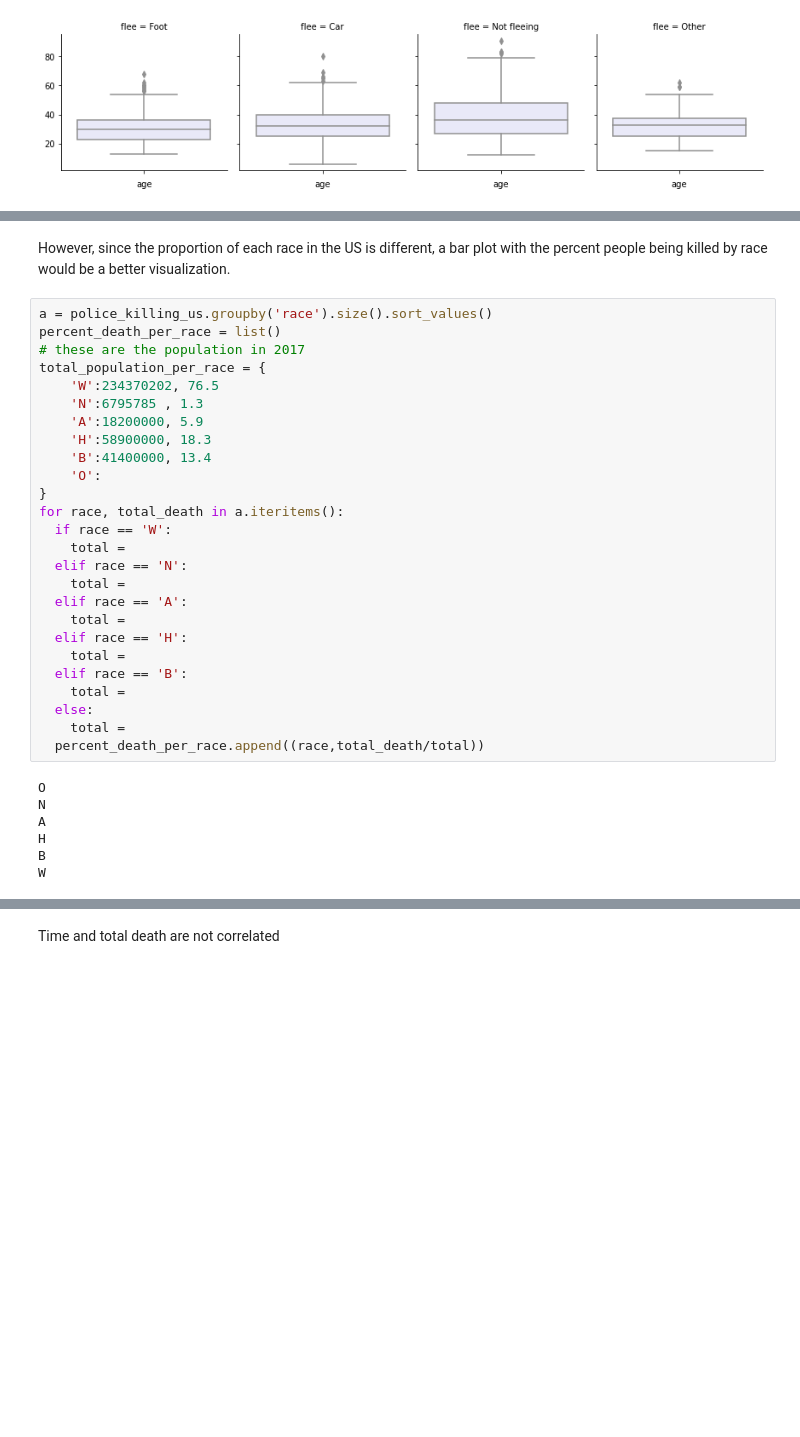
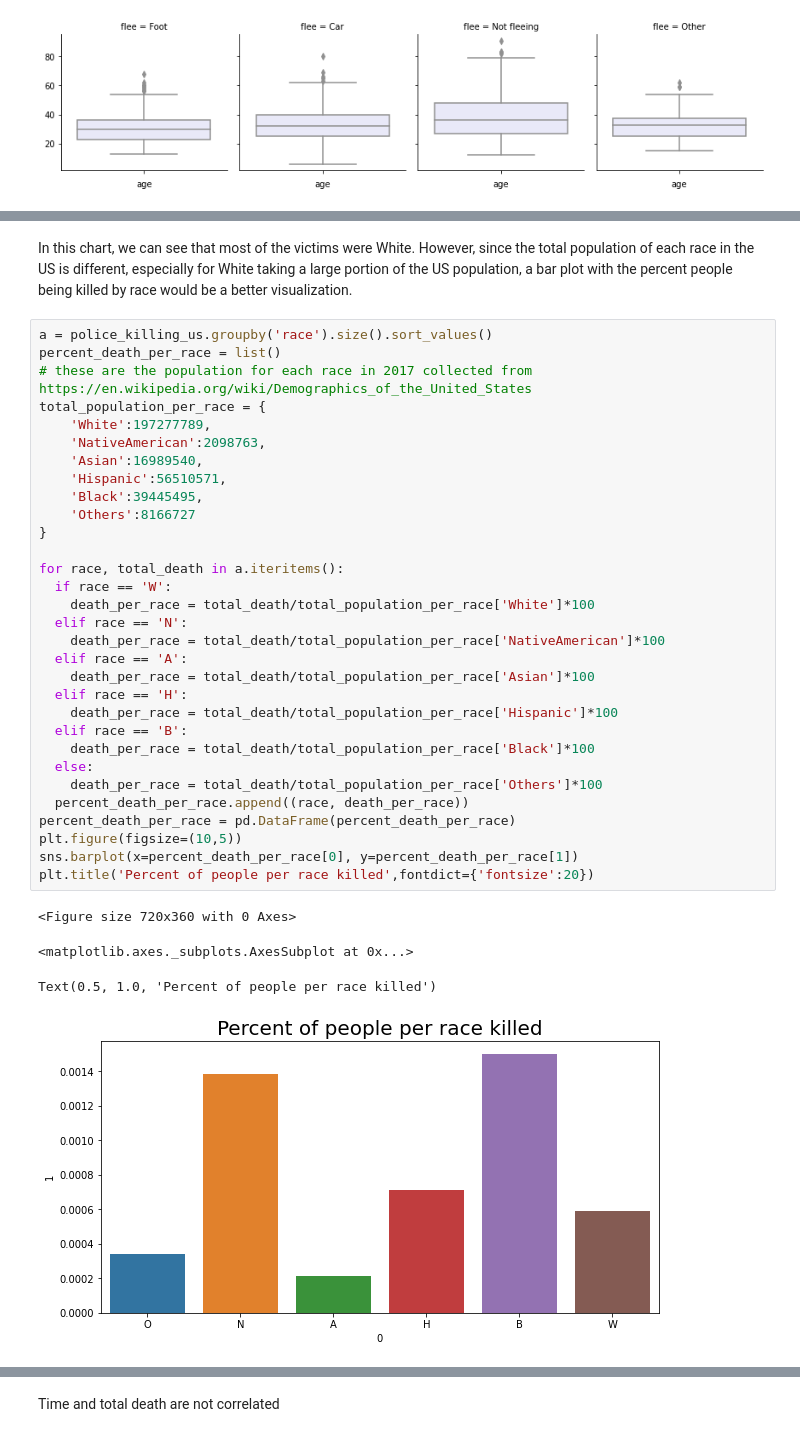
Before and after one commit to UToledo-DataScience/Fatal-Police-Shootings-in-the-US, a Jupyter notebook: EDA/EDA.ipynb, the cells around one changed output, grey strips where cells are left out. Saved outputs shown, nothing was run; the diff lists cells and outputs as text; blank space fills up the shorter version.

```diff
--- a/EDA/EDA.ipynb
+++ b/EDA/EDA.ipynb
@@ -161,37 +160,40 @@ plt.title('Total number of people killed',fontdict={'fontsize':20})
 Text(0.5, 1.0, 'Total number of people killed')
 [figure]
 # %% [markdown]
-However, since the proportion of each race in the US is different, a bar plot with the percent people being killed by race would be a better visualization.
+In this chart, we can see that most of the victims were White. However, since the total population of each race in the US is different, especially for White taking a large portion of the US population, a bar plot with the percent people being killed by race would be a better visualization.
-# %%
-a = police_killing_us.groupby('race').size().sort_values()
-percent_death_per_race = list()
-# these are the population in 2017
-total_population_per_race = {
-    'W':234370202, 76.5
-    'N':6795785 , 1.3
-    'A':18200000, 5.9
-    'H':58900000, 18.3
-    'B':41400000, 13.4
-    'O':
-}
-for race, total_death in a.iteritems():
-  if race == 'W':
-    total =
-  elif race == 'N':
-    total =
-  elif race == 'A':
-    total =
-  elif race == 'H':
-    total =
-  elif race == 'B':
-    total =
-  else:
-    total =
-  percent_death_per_race.append((race,total_death/total))
-# %% [output]
-O
-N
-A
-H
-B
-W
+# %%
+a = police_killing_us.groupby('race').size().sort_values()
+percent_death_per_race = list()
+# these are the population for each race in 2017 collected from https://en.wikipedia.org/wiki/Demographics_of_the_United_States
+total_population_per_race = {
+    'White':197277789,
+    'NativeAmerican':2098763,
+    'Asian':16989540,
+    'Hispanic':56510571,
+    'Black':39445495,
+    'Others':8166727
+}
+
+for race, total_death in a.iteritems():
+  if race == 'W':
+    death_per_race = total_death/total_population_per_race['White']*100
+  elif race == 'N':
+    death_per_race = total_death/total_population_per_race['NativeAmerican']*100
+  elif race == 'A':
+    death_per_race = total_death/total_population_per_race['Asian']*100
+  elif race == 'H':
+    death_per_race = total_death/total_population_per_race['Hispanic']*100
+  elif race == 'B':
+    death_per_race = total_death/total_population_per_race['Black']*100
+  else:
+    death_per_race = total_death/total_population_per_race['Others']*100
+  percent_death_per_race.append((race, death_per_race))
+percent_death_per_race = pd.DataFrame(percent_death_per_race)
+plt.figure(figsize=(10,5))
+sns.barplot(x=percent_death_per_race[0], y=percent_death_per_race[1])
+plt.title('Percent of people per race killed',fontdict={'fontsize':20})
+# %% [output]
+<Figure size 720x360 with 0 Axes>
+<matplotlib.axes._subplots.AxesSubplot at 0x...>
+Text(0.5, 1.0, 'Percent of people per race killed')
+[figure, added]
```
Also changed, not shown: parts of 13 cells of this notebook.
